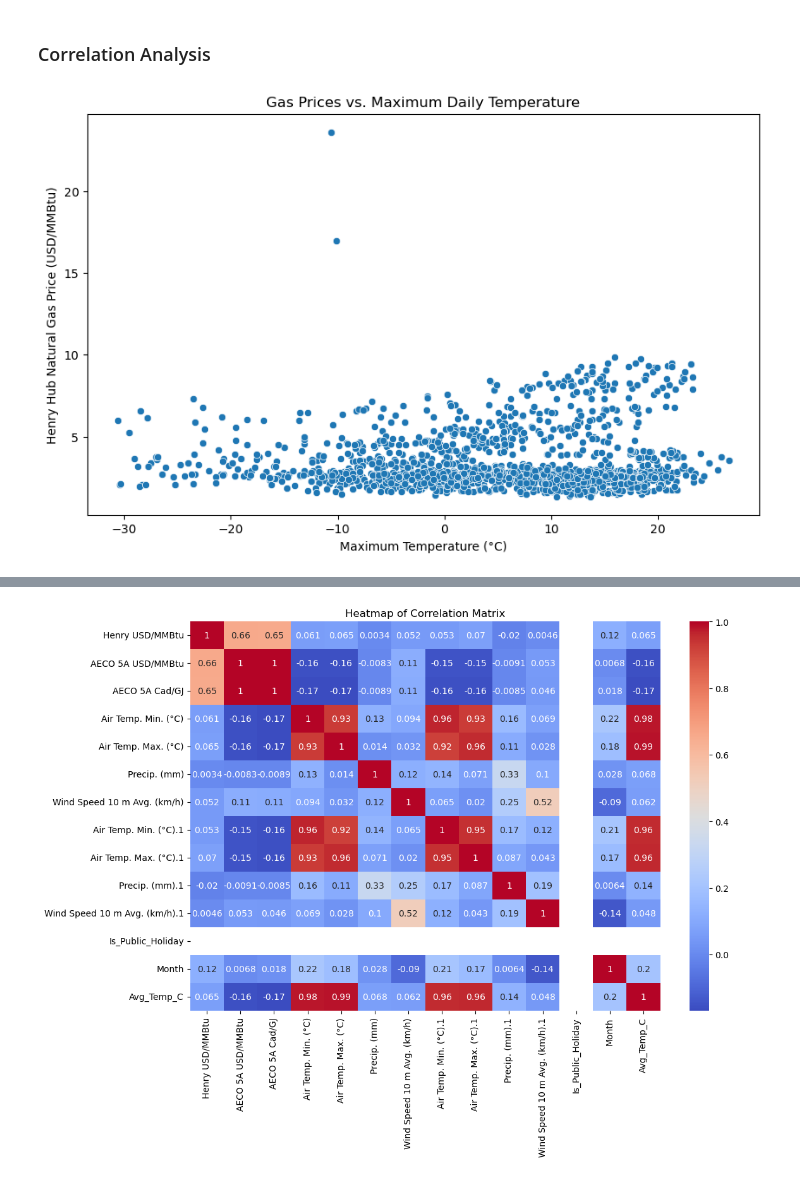
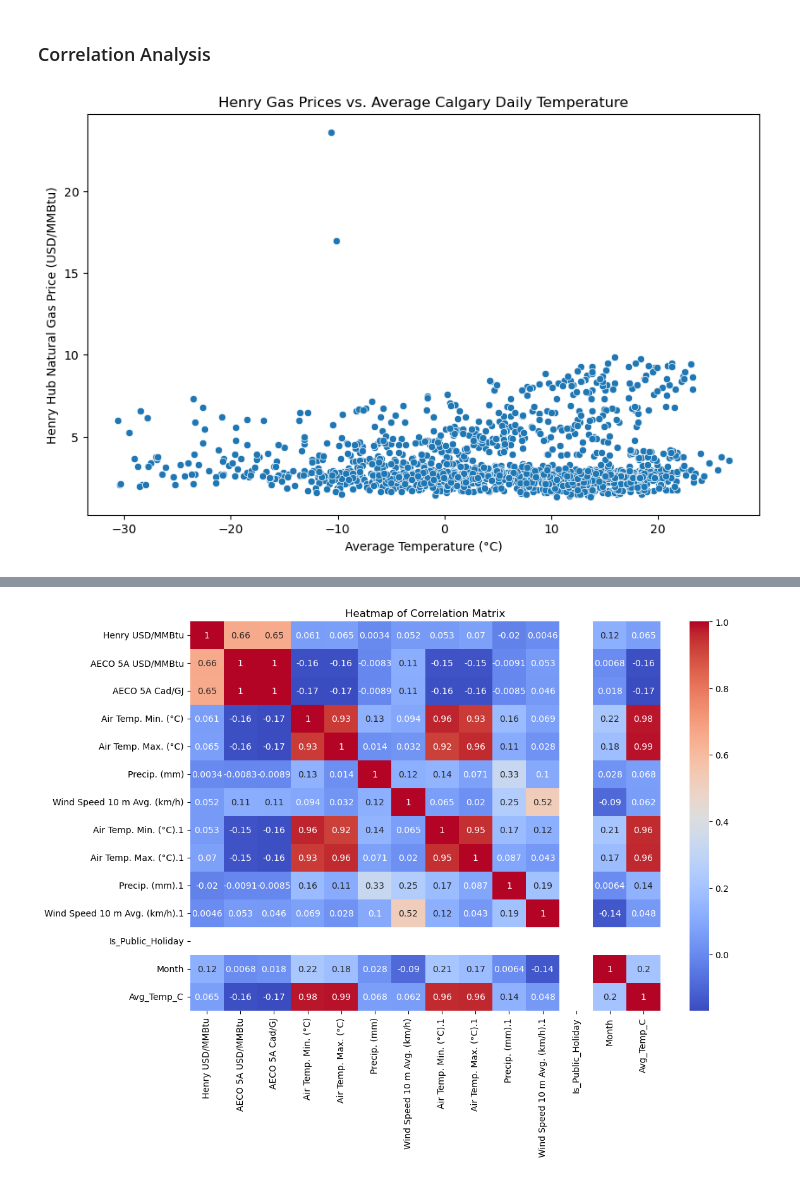
Before and after one commit to yidanzhao00/Natural-Gas-Price-Tendency-Analysis, a Jupyter notebook: code/code1.ipynb, the cells around one changed output, grey strips where cells are left out. Drawn from its saved outputs; the diff is of its cells as text; code cells hidden in the pictures.

```diff
--- a/code/code1.ipynb
+++ b/code/code1.ipynb
@@ -259,15 +259,16 @@ new_price_df['Season'] = new_price_df['Month'].apply(get_season)
 # %%
 # Calculate average temperature
 new_price_df['Avg_Temp_C'] = (new_price_df['Air Temp. Min. (°C)'] + new_price_df['Air Temp. Max. (°C)']) / 2
+new_price_df['Avg_Temp_C.1'] = (new_price_df['Air Temp. Min. (°C).1'] + new_price_df['Air Temp. Max. (°C).1']) / 2
 # %% [markdown]
 ### Correlation Analysis
 # %%
 # Scatter plot of Gas Prices vs. Maximum Temperature
 plt.figure(figsize=(10, 6))
 sns.scatterplot(x='Avg_Temp_C', y='Henry USD/MMBtu', data=new_price_df)
-plt.title('Gas Prices vs. Maximum Daily Temperature')
-plt.xlabel('Maximum Temperature (°C)')
+plt.title('Henry Gas Prices vs. Average Calgary Daily Temperature')
+plt.xlabel('Average Temperature (°C)')
 plt.ylabel('Henry Hub Natural Gas Price (USD/MMBtu)')
 plt.show()
 # %% [output]
-[figure, old version]
+[figure, new version]
```
Also changed, not shown: parts of 2 cells of this notebook.
